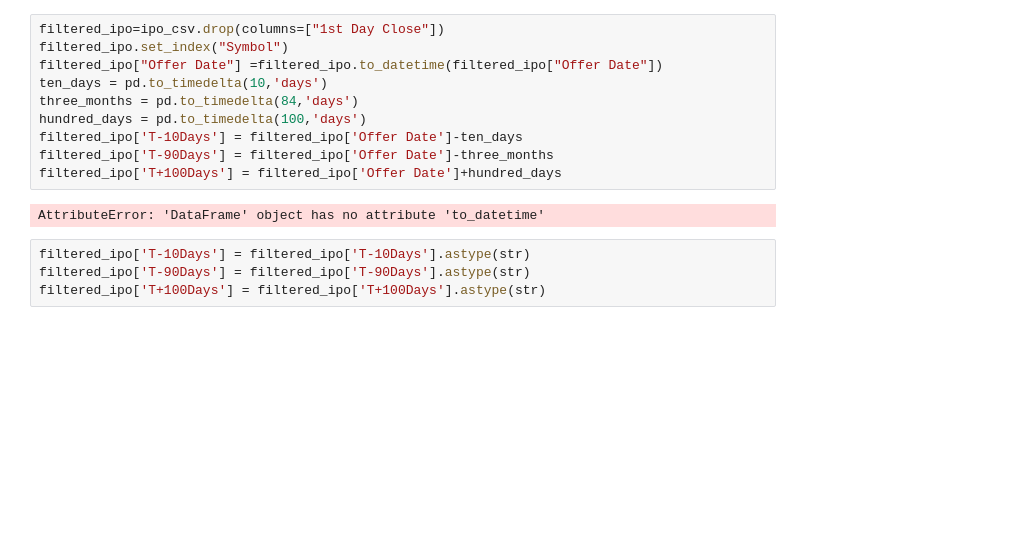
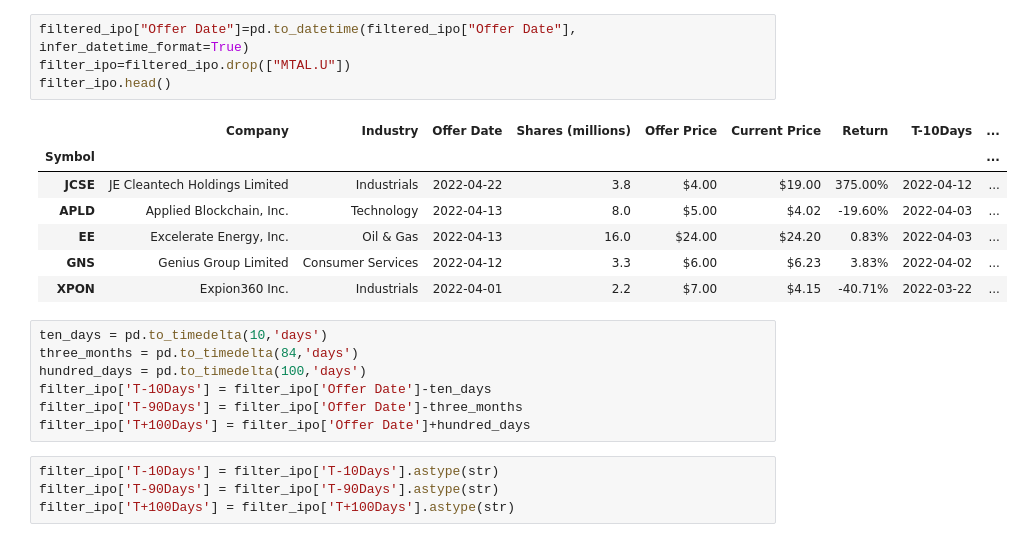
Before and after one commit to StrawhatRA/IPO_Learning, a Jupyter notebook: IPO-1.ipynb, the cells around one changed output. Saved outputs shown, nothing was run; the diff lists cells and outputs as text; blank space fills up the shorter version.

```diff
--- a/IPO-1.ipynb
+++ b/IPO-1.ipynb
@@ -19,16 +19,23 @@ filtered_ipo.head()
+# %%
+filtered_ipo["Offer Date"]=pd.to_datetime(filtered_ipo["Offer Date"], infer_datetime_format=True)
+filter_ipo=filtered_ipo.drop(["MTAL.U"])
+filter_ipo.head()
+# %% [output]
+|  | Company | Industry | Offer Date | Shares (millions) | Offer Price | Current Price | Return | T-10Days | ... |
+| Symbol |  |  |  |  |  |  |  |  | ... |
+| JCSE | JE Cleantech Holdings Limited | Industrials | 2022-04-22 | 3.8 | $4.00 | $19.00 | 375.00% | 2022-04-12 | ... |
+| APLD | Applied Blockchain, Inc. | Technology | 2022-04-13 | 8.0 | $5.00 | $4.02 | -19.60% | 2022-04-03 | ... |
+| EE | Excelerate Energy, Inc. | Oil & Gas | 2022-04-13 | 16.0 | $24.00 | $24.20 | 0.83% | 2022-04-03 | ... |
+| GNS | Genius Group Limited | Consumer Services | 2022-04-12 | 3.3 | $6.00 | $6.23 | 3.83% | 2022-04-02 | ... |
+| XPON | Expion360 Inc. | Industrials | 2022-04-01 | 2.2 | $7.00 | $4.15 | -40.71% | 2022-03-22 | ... |
 # %%
-filtered_ipo=ipo_csv.drop(columns=["1st Day Close"])
-filtered_ipo.set_index("Symbol")
-filtered_ipo["Offer Date"] =filtered_ipo.to_datetime(filtered_ipo["Offer Date"])
 ten_days = pd.to_timedelta(10,'days')
 three_months = pd.to_timedelta(84,'days')
 hundred_days = pd.to_timedelta(100,'days')
-filtered_ipo['T-10Days'] = filtered_ipo['Offer Date']-ten_days
-filtered_ipo['T-90Days'] = filtered_ipo['Offer Date']-three_months
-filtered_ipo['T+100Days'] = filtered_ipo['Offer Date']+hundred_days
+filter_ipo['T-10Days'] = filter_ipo['Offer Date']-ten_days
+filter_ipo['T-90Days'] = filter_ipo['Offer Date']-three_months
+filter_ipo['T+100Days'] = filter_ipo['Offer Date']+hundred_days
-# %% [output]
-AttributeError: 'DataFrame' object has no attribute 'to_datetime'
 # %%
-filtered_ipo['T-10Days'] = filtered_ipo['T-10Days'].astype(str)
-filtered_ipo['T-90Days'] = filtered_ipo['T-90Days'].astype(str)
-filtered_ipo['T+100Days'] = filtered_ipo['T+100Days'].astype(str)
+filter_ipo['T-10Days'] = filter_ipo['T-10Days'].astype(str)
+filter_ipo['T-90Days'] = filter_ipo['T-90Days'].astype(str)
+filter_ipo['T+100Days'] = filter_ipo['T+100Days'].astype(str)
```
Also changed, not shown: parts of 5 cells of this notebook.
